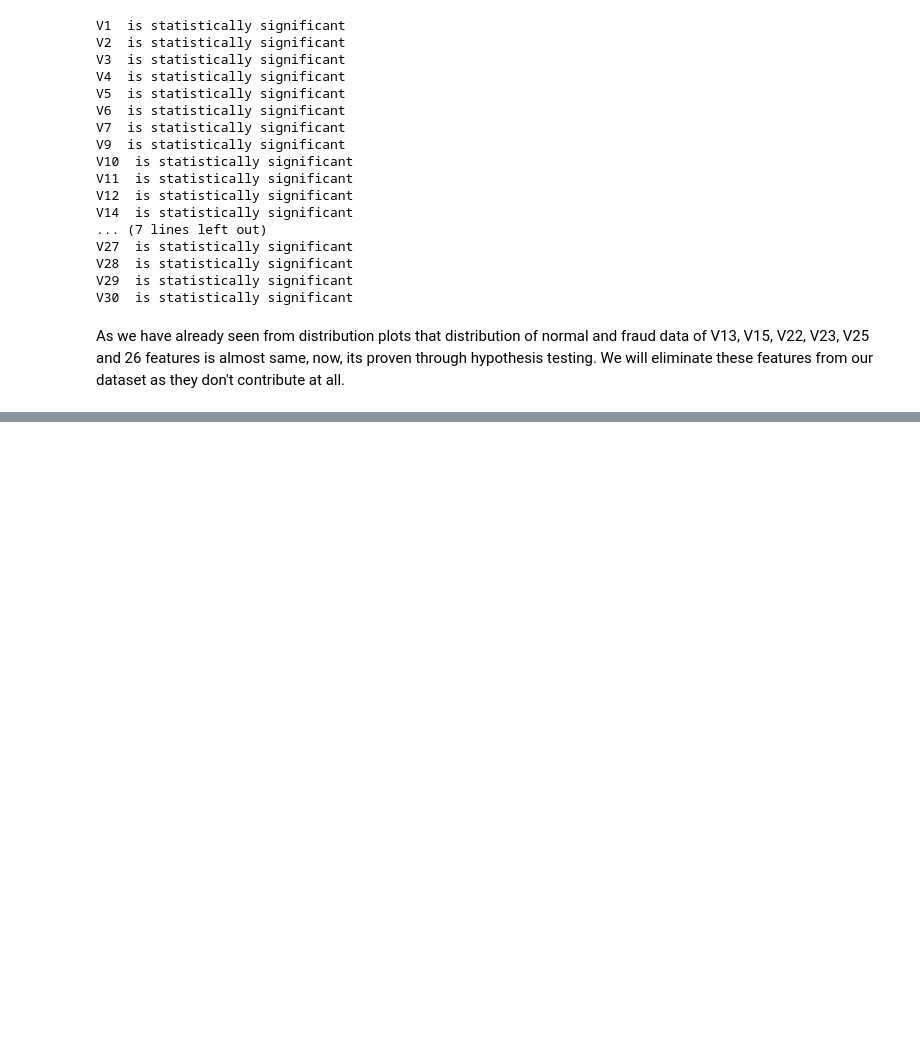
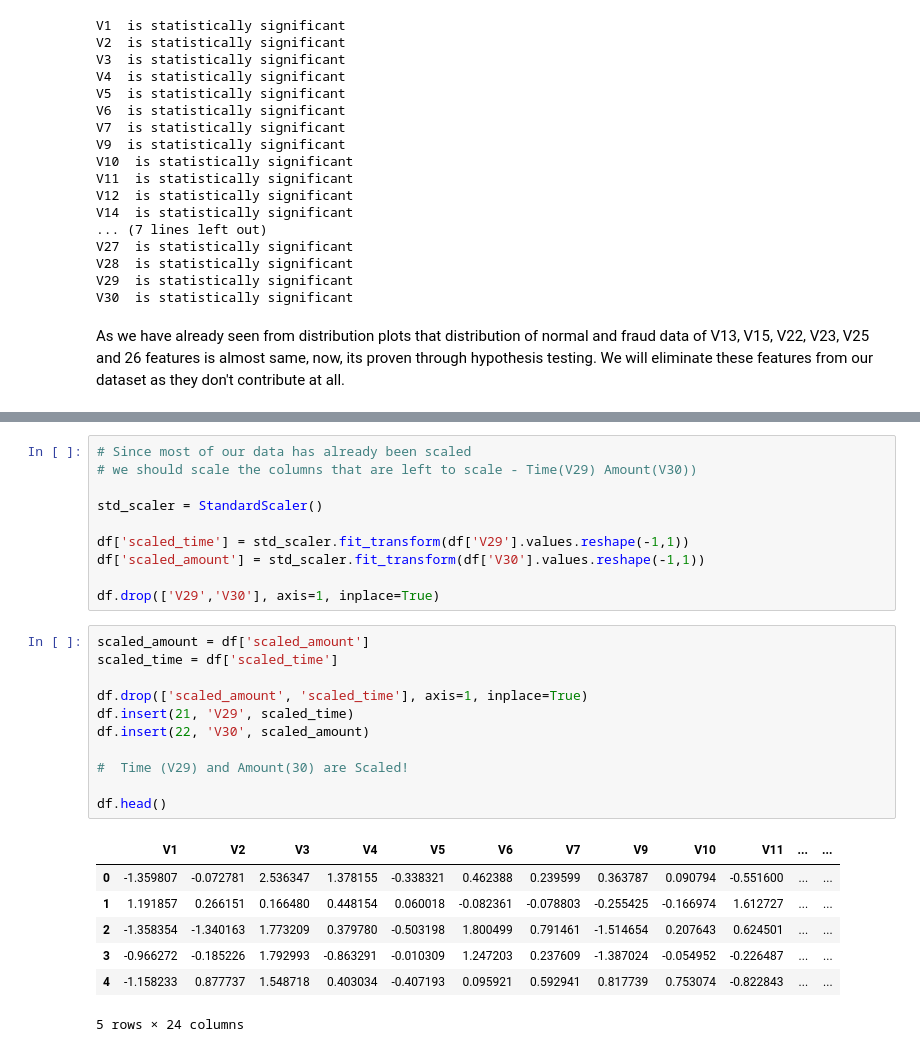
Before and after one commit to OdenDavid/Credit-Card-Fraud-Detection, a Jupyter notebook: project.ipynb, the cells around one changed output, grey strips where cells are left out. Cells and saved outputs as stored; diff of their text form; blank space fills up the shorter version.

```diff
--- a/project.ipynb
+++ b/project.ipynb
@@ -259,0 +281,29 @@ Now we will first scale the columns comprise of Time and Amount. Time and amount
+# %%
+# Since most of our data has already been scaled
+# we should scale the columns that are left to scale - Time(V29) Amount(V30))
+
+std_scaler = StandardScaler()
+
+df['scaled_time'] = std_scaler.fit_transform(df['V29'].values.reshape(-1,1))
+df['scaled_amount'] = std_scaler.fit_transform(df['V30'].values.reshape(-1,1))
+
+df.drop(['V29','V30'], axis=1, inplace=True)
+# %%
+scaled_amount = df['scaled_amount']
+scaled_time = df['scaled_time']
+
+df.drop(['scaled_amount', 'scaled_time'], axis=1, inplace=True)
+df.insert(21, 'V29', scaled_time)
+df.insert(22, 'V30', scaled_amount)
+
+#  Time (V29) and Amount(30) are Scaled!
+
+df.head()
+# %% [output]
+|  | V1 | V2 | V3 | V4 | V5 | V6 | V7 | V9 | V10 | V11 | ... | ... |
+| 0 | -1.359807 | -0.072781 | 2.536347 | 1.378155 | -0.338321 | 0.462388 | 0.239599 | 0.363787 | 0.090794 | -0.551600 | ... | ... |
+| 1 | 1.191857 | 0.266151 | 0.166480 | 0.448154 | 0.060018 | -0.082361 | -0.078803 | -0.255425 | -0.166974 | 1.612727 | ... | ... |
+| 2 | -1.358354 | -1.340163 | 1.773209 | 0.379780 | -0.503198 | 1.800499 | 0.791461 | -1.514654 | 0.207643 | 0.624501 | ... | ... |
+| 3 | -0.966272 | -0.185226 | 1.792993 | -0.863291 | -0.010309 | 1.247203 | 0.237609 | -1.387024 | -0.054952 | -0.226487 | ... | ... |
+| 4 | -1.158233 | 0.877737 | 1.548718 | 0.403034 | -0.407193 | 0.095921 | 0.592941 | 0.817739 | 0.753074 | -0.822843 | ... | ... |
+5 rows × 24 columns
```
Also changed, not shown: parts of 4 cells of this notebook.
